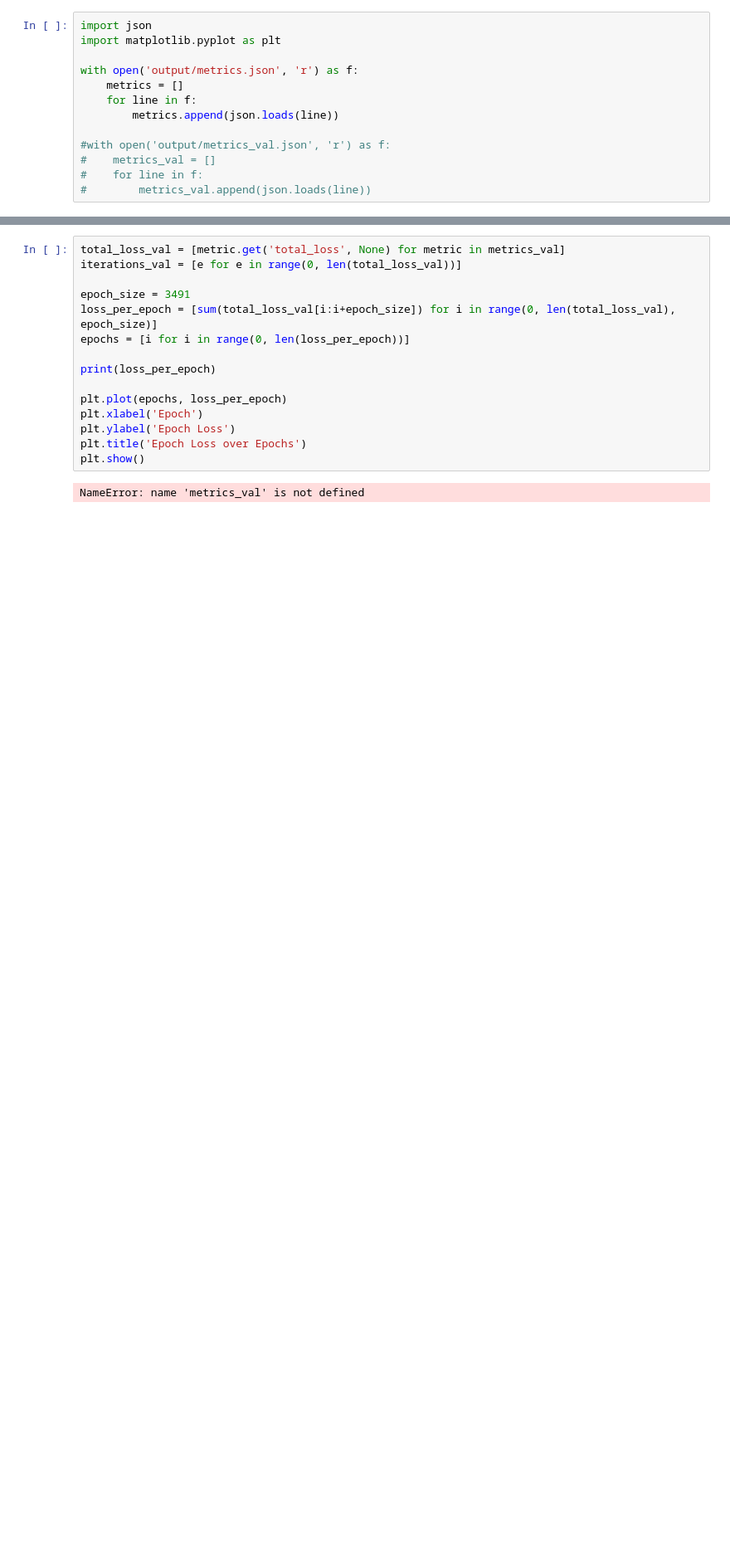
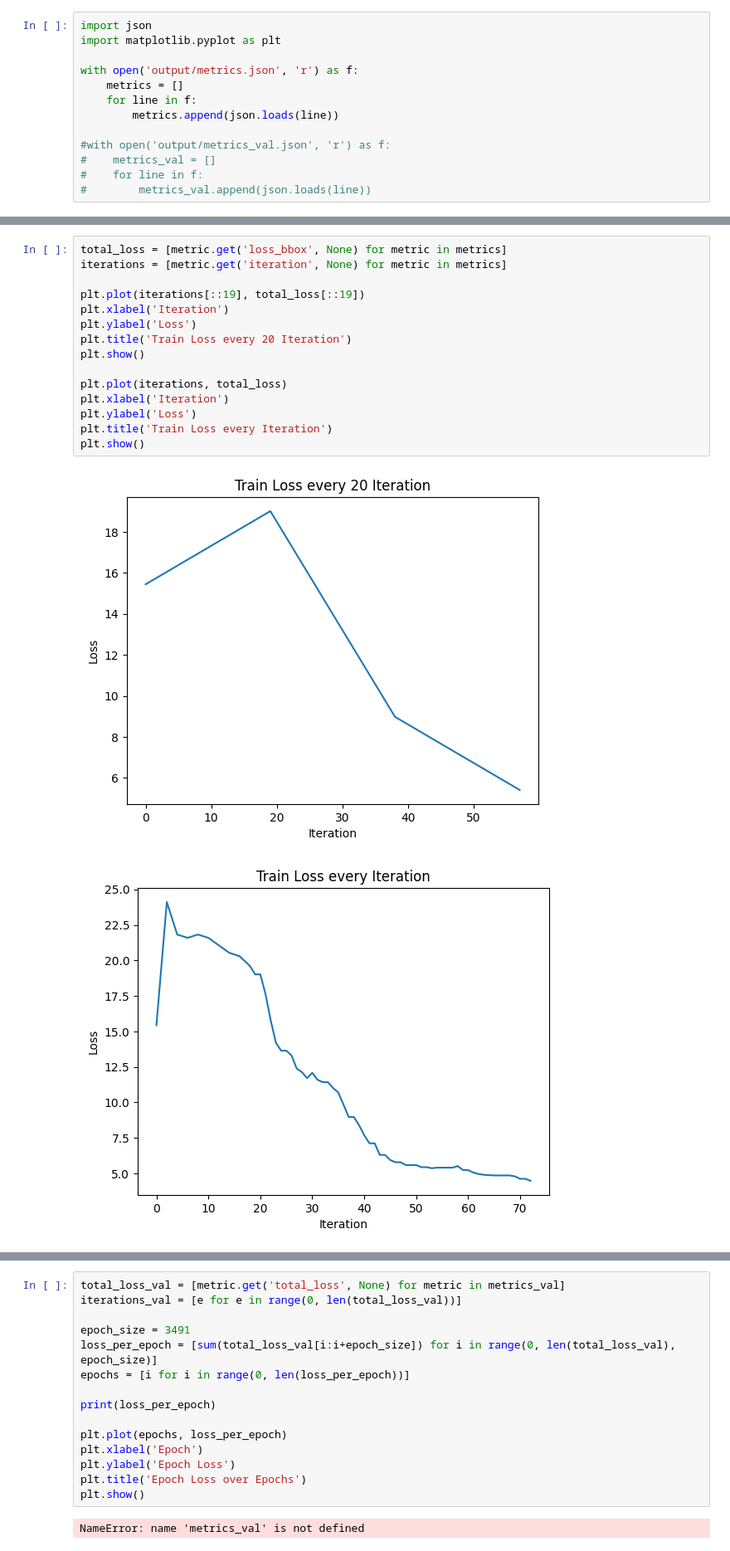
Before and after one commit to Lotto98/DL4NLP_project, a Jupyter notebook: plots.ipynb, the cells around one changed output, grey strips where cells are left out. Shown: that part at 83% size. Saved outputs shown, nothing was run; the diff lists cells and outputs as text; blank space fills up the shorter version.

```diff
--- a/plots.ipynb
+++ b/plots.ipynb
@@ -35,0 +36,18 @@ plt.show()
+# %%
+total_loss = [metric.get('loss_bbox', None) for metric in metrics]
+iterations = [metric.get('iteration', None) for metric in metrics]
+
+plt.plot(iterations[::19], total_loss[::19])
+plt.xlabel('Iteration')
+plt.ylabel('Loss')
+plt.title('Train Loss every 20 Iteration')
+plt.show()
+
+plt.plot(iterations, total_loss)
+plt.xlabel('Iteration')
+plt.ylabel('Loss')
+plt.title('Train Loss every Iteration')
+plt.show()
+# %% [output]
+[figure, added]
+[figure, added]
```
Also changed, not shown: parts of 5 cells of this notebook, 9 other files.
